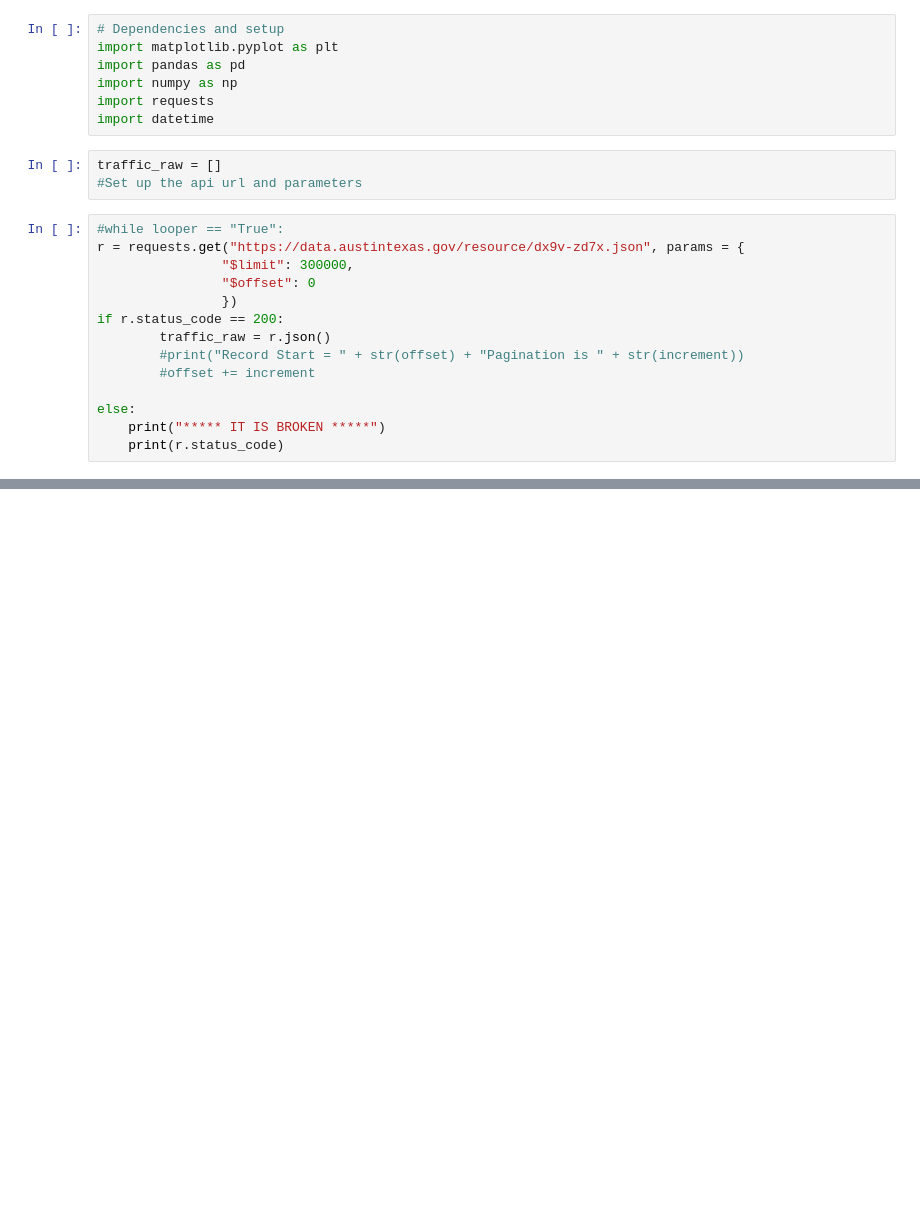
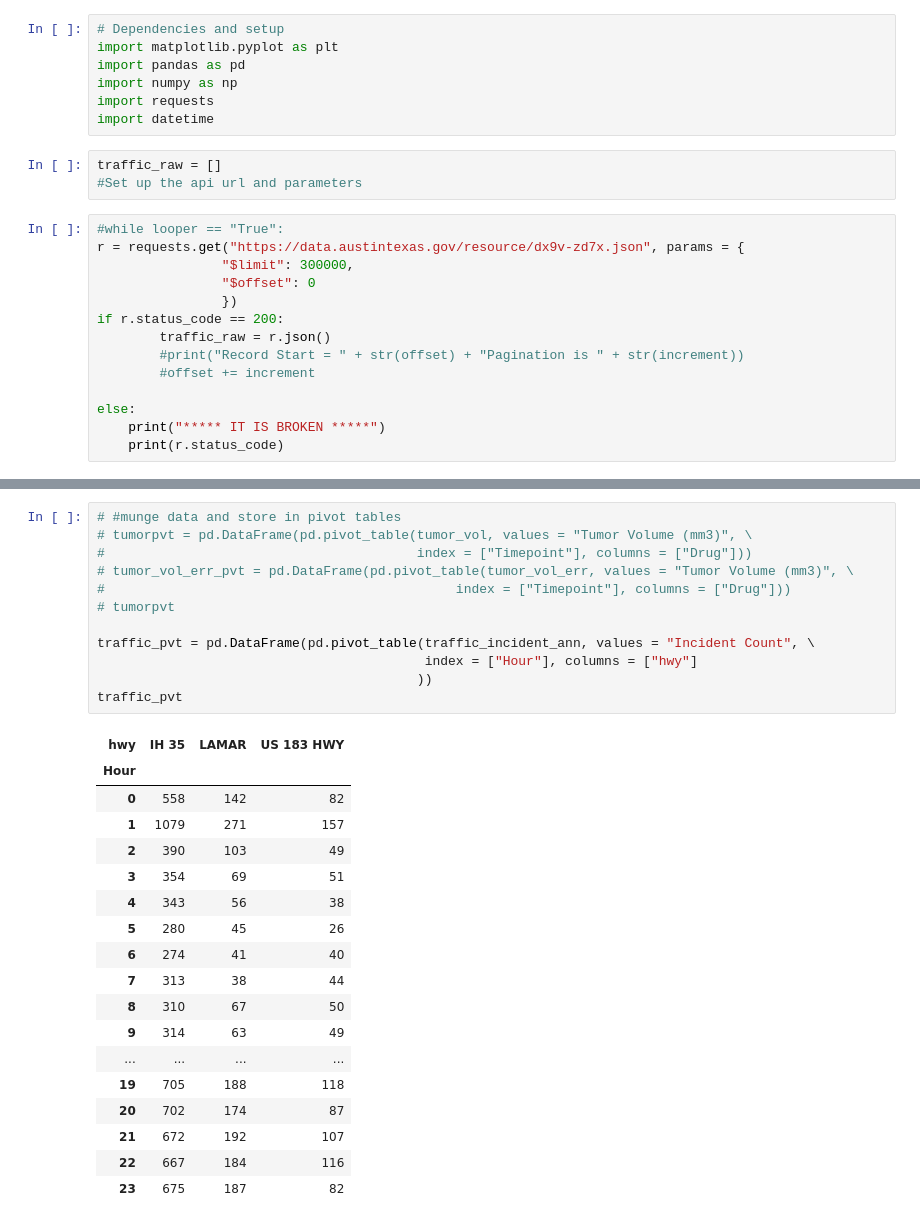
Before and after one commit to SaifeelMomin/Project1---Team_BigBend, a Jupyter notebook: traffic_incident_apis/data.austin/Austin.data.traffic_api.ipynb, the cells around one changed output, grey strips where cells are left out. Saved outputs shown, nothing was run; the diff lists cells and outputs as text; blank space fills up the shorter version.

```diff
--- a/traffic_incident_apis/data.austin/Austin.data.traffic_api.ipynb
+++ b/traffic_incident_apis/data.austin/Austin.data.traffic_api.ipynb
@@ -95,0 +93,31 @@ incident_date
+# %%
+# #munge data and store in pivot tables
+# tumorpvt = pd.DataFrame(pd.pivot_table(tumor_vol, values = "Tumor Volume (mm3)", \
+#                                        index = ["Timepoint"], columns = ["Drug"]))
+# tumor_vol_err_pvt = pd.DataFrame(pd.pivot_table(tumor_vol_err, values = "Tumor Volume (mm3)", \
+#                                             index = ["Timepoint"], columns = ["Drug"]))
+# tumorpvt
+
+traffic_pvt = pd.DataFrame(pd.pivot_table(traffic_incident_ann, values = "Incident Count", \
+                                          index = ["Hour"], columns = ["hwy"]
+                                         ))
+traffic_pvt
+# %% [output]
+| hwy | IH 35 | LAMAR | US 183 HWY |
+| Hour |  |  |  |
+| 0 | 558 | 142 | 82 |
+| 1 | 1079 | 271 | 157 |
+| 2 | 390 | 103 | 49 |
+| 3 | 354 | 69 | 51 |
+| 4 | 343 | 56 | 38 |
+| 5 | 280 | 45 | 26 |
+| 6 | 274 | 41 | 40 |
+| 7 | 313 | 38 | 44 |
+| 8 | 310 | 67 | 50 |
+| 9 | 314 | 63 | 49 |
+| ... | ... | ... | ... |
+| 19 | 705 | 188 | 118 |
+| 20 | 702 | 174 | 87 |
+| 21 | 672 | 192 | 107 |
+| 22 | 667 | 184 | 116 |
+| 23 | 675 | 187 | 82 |
```
Also changed, not shown: parts of 10 cells of this notebook.
